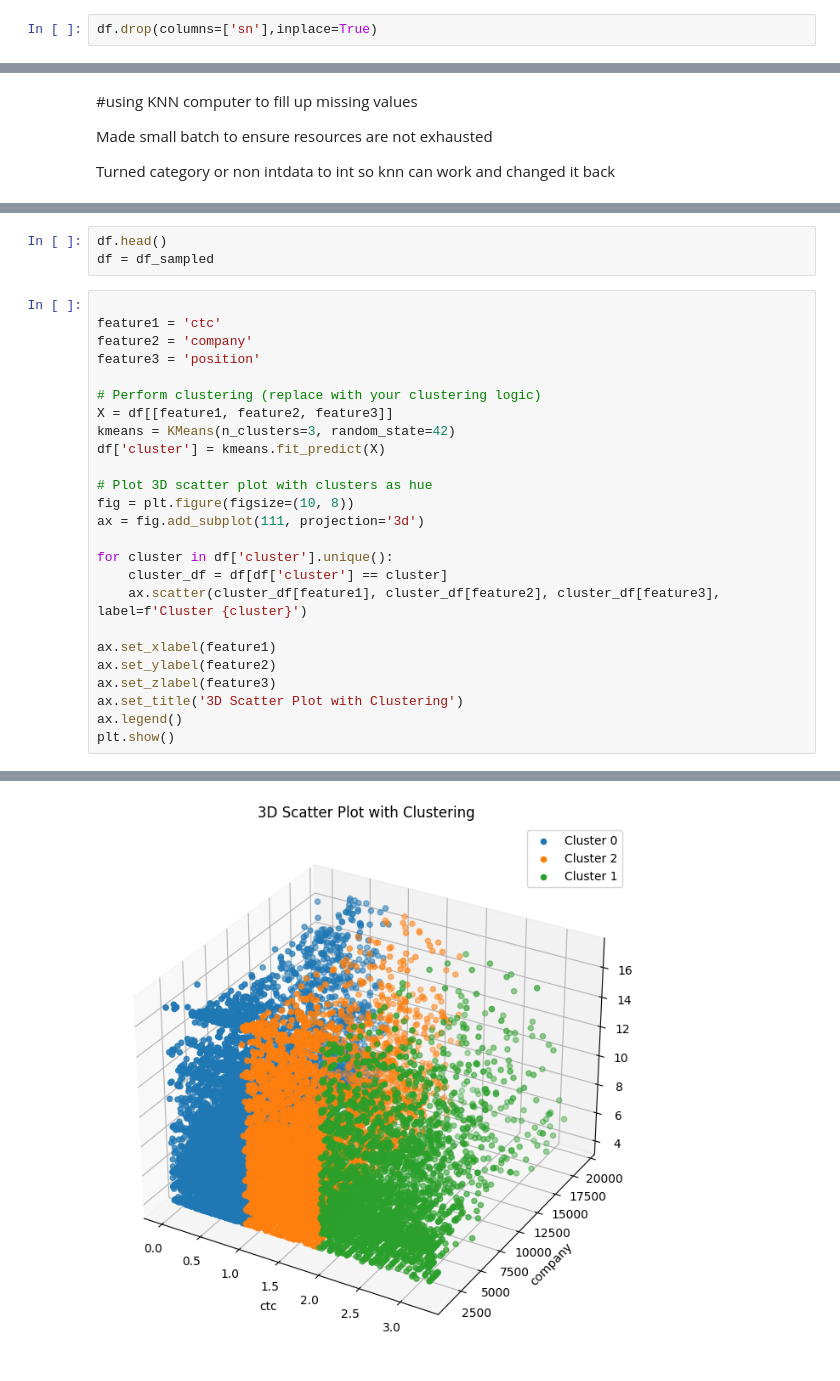
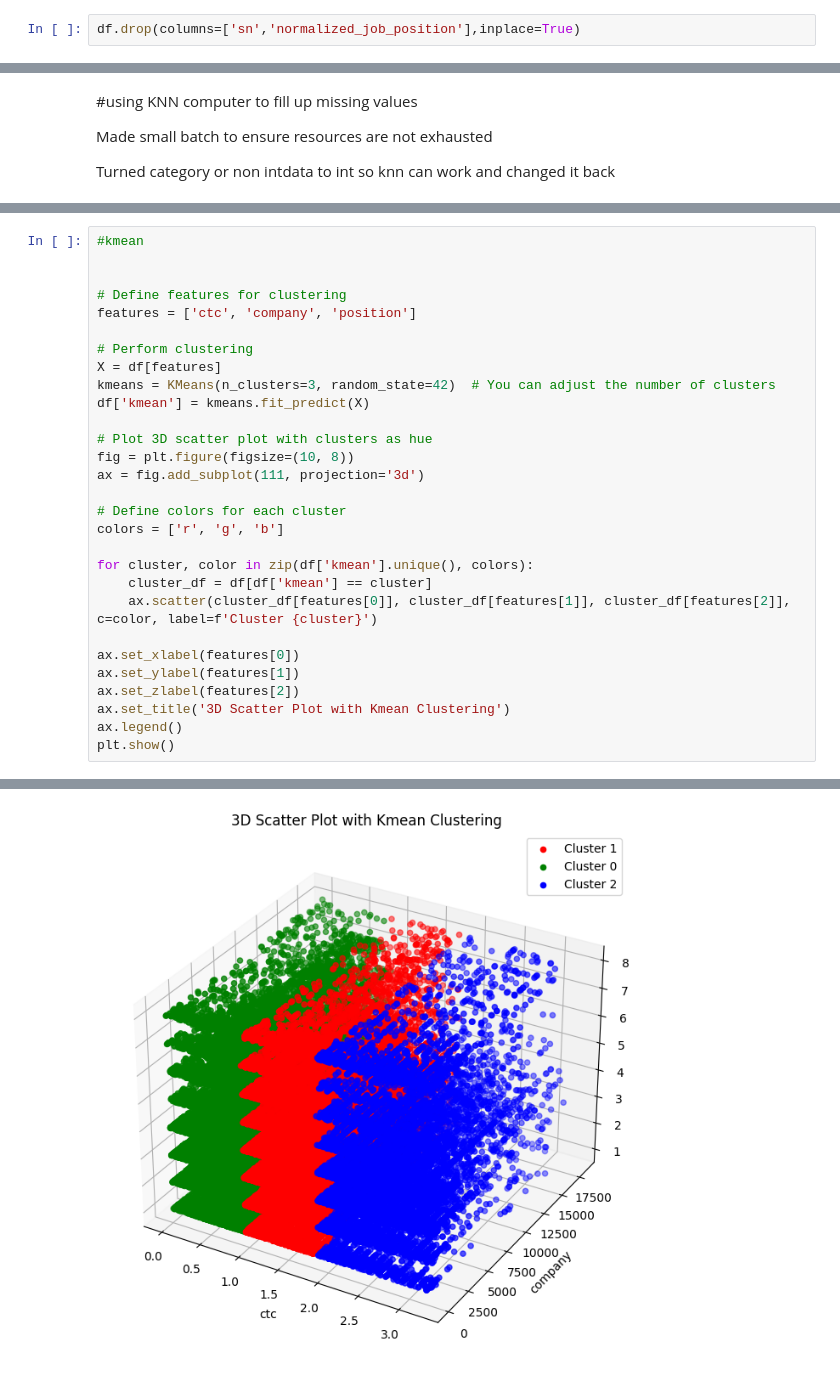
Before and after one commit to ashishkumarsaklani/AIML, a Jupyter notebook: Clustering.ipynb, the cells around one changed output, grey strips where cells are left out. Saved outputs shown, nothing was run; the diff lists cells and outputs as text.

```diff
--- a/Clustering.ipynb
+++ b/Clustering.ipynb
@@ -228,7 +376,7 @@ i_year :205706
 # %% [markdown]
 Serial number of the first column does not have any duplicate values and not relevant we can delete
 # %%
-df.drop(columns=['sn'],inplace=True)
+df.drop(columns=['sn','normalized_job_position'],inplace=True)
 # %%
 df['j_year']=df['j_year'].astype('int32')
 df['i_year']=df['i_year'].astype('int32')
@@ -431,29 +583,30 @@ Length: 61, dtype: int64
-# %%
-df.head()
-df = df_sampled
 # %%
+#kmean
 
-feature1 = 'ctc'
-feature2 = 'company'
-feature3 = 'position'
 
-# Perform clustering (replace with your clustering logic)
-X = df[[feature1, feature2, feature3]]
-kmeans = KMeans(n_clusters=3, random_state=42)
-df['cluster'] = kmeans.fit_predict(X)
+# Define features for clustering
+features = ['ctc', 'company', 'position']
+
+# Perform clustering
+X = df[features]
+kmeans = KMeans(n_clusters=3, random_state=42)  # You can adjust the number of clusters
+df['kmean'] = kmeans.fit_predict(X)
 
 # Plot 3D scatter plot with clusters as hue
 fig = plt.figure(figsize=(10, 8))
 ax = fig.add_subplot(111, projection='3d')
 
-for cluster in df['cluster'].unique():
-    cluster_df = df[df['cluster'] == cluster]
-    ax.scatter(cluster_df[feature1], cluster_df[feature2], cluster_df[feature3], label=f'Cluster {cluster}')
+# Define colors for each cluster
+colors = ['r', 'g', 'b']
 
-ax.set_xlabel(feature1)
-ax.set_ylabel(feature2)
-ax.set_zlabel(feature3)
-ax.set_title('3D Scatter Plot with Clustering')
+for cluster, color in zip(df['kmean'].unique(), colors):
+    cluster_df = df[df['kmean'] == cluster]
+    ax.scatter(cluster_df[features[0]], cluster_df[features[1]], cluster_df[features[2]], c=color, label=f'Cluster {cluster}')
+
+ax.set_xlabel(features[0])
+ax.set_ylabel(features[1])
+ax.set_zlabel(features[2])
+ax.set_title('3D Scatter Plot with Kmean Clustering')
 ax.legend()
 plt.show()
 # %% [output]
@@ -461 +613 @@ The default value of `n_init` will change from 10 to 'auto' in 1.4. Set the valu
-[figure, old version]
+[figure, new version]
```
Also changed, not shown: parts of 35 cells of this notebook.
